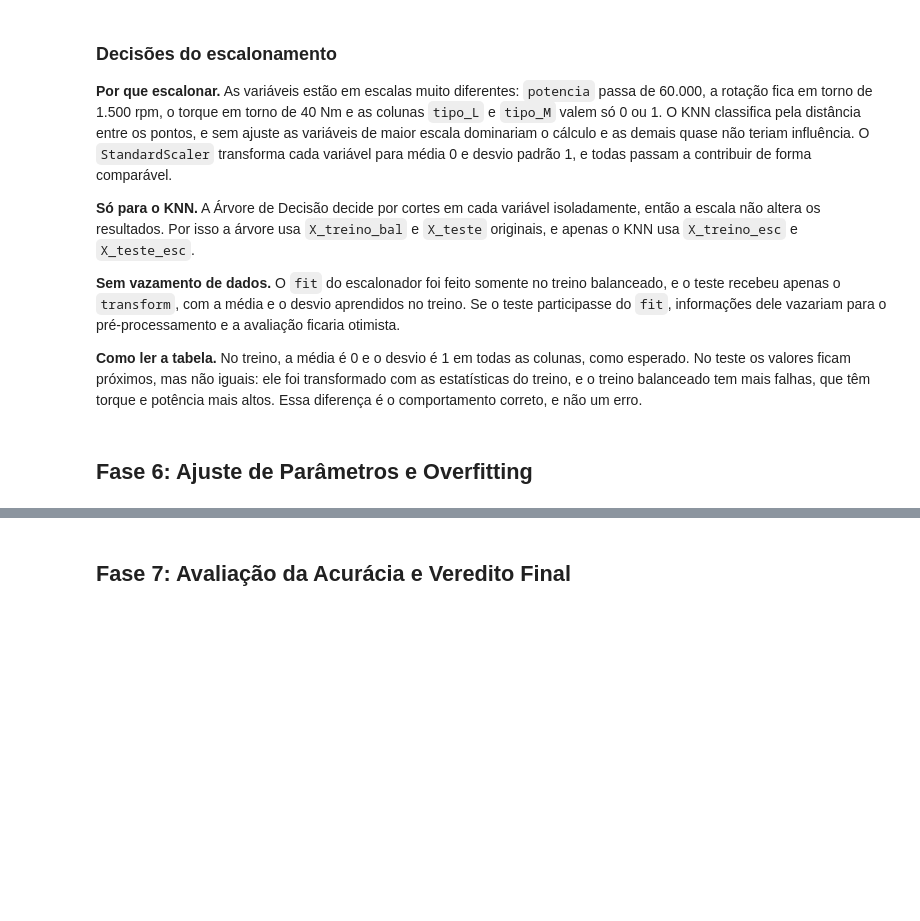
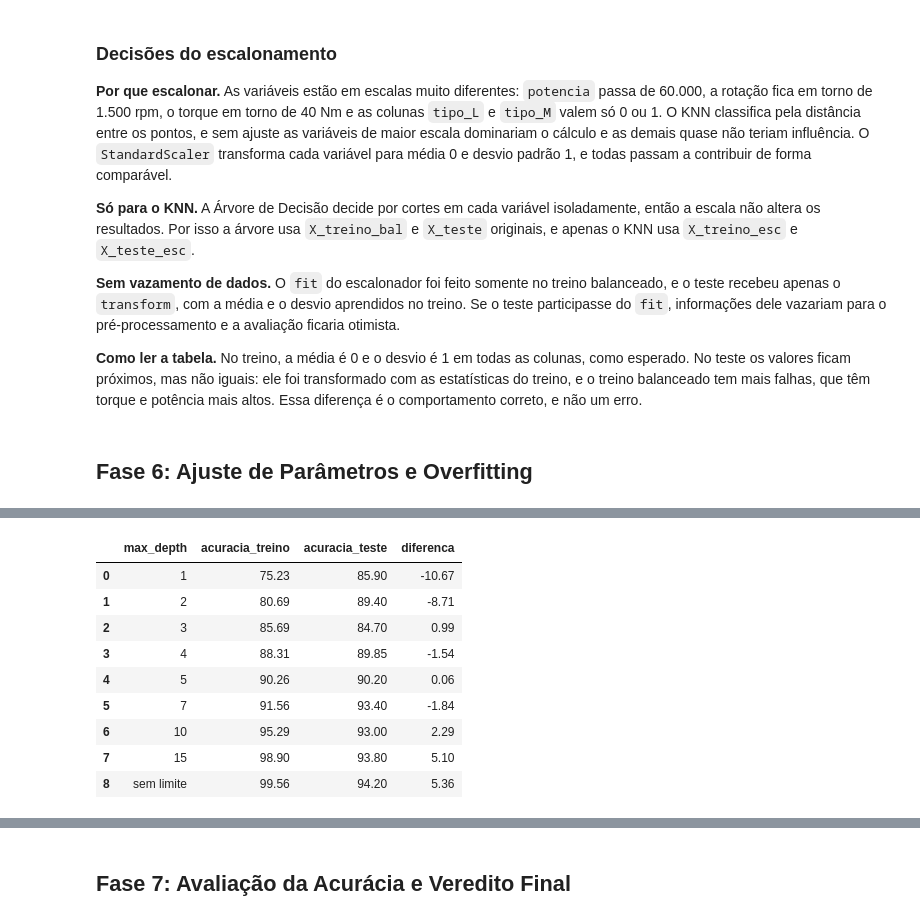
Before and after one commit to felipemendes2077/predictmaint-py, a Jupyter notebook: pipeline_manutencao_preditiva.ipynb, the cells around one changed output, grey strips where cells are left out. Cells and saved outputs as stored; diff of their text form; code cells hidden in the pictures; blank space fills up the shorter version.

```diff
--- a/pipeline_manutencao_preditiva.ipynb
+++ b/pipeline_manutencao_preditiva.ipynb
@@ -392,0 +422,29 @@ resumo
+# %%
+profundidades = [1, 2, 3, 4, 5, 7, 10, 15, None]
+resultados_arvore = []
+
+for prof in profundidades:
+    arvore = DecisionTreeClassifier(max_depth=prof, random_state=SEED)
+    arvore.fit(X_treino_bal, y_treino_bal)
+    acc_treino = accuracy_score(y_treino_bal, arvore.predict(X_treino_bal))
+    acc_teste = accuracy_score(y_teste, arvore.predict(X_teste))
+    resultados_arvore.append({
+        "max_depth": "sem limite" if prof is None else prof,
+        "acuracia_treino": round(acc_treino * 100, 2),
+        "acuracia_teste": round(acc_teste * 100, 2),
+        "diferenca": round((acc_treino - acc_teste) * 100, 2),
+    })
+
+tabela_arvore = pd.DataFrame(resultados_arvore)
+tabela_arvore
+# %% [output]
+|  | max_depth | acuracia_treino | acuracia_teste | diferenca |
+| 0 | 1 | 75.23 | 85.90 | -10.67 |
+| 1 | 2 | 80.69 | 89.40 | -8.71 |
+| 2 | 3 | 85.69 | 84.70 | 0.99 |
+| 3 | 4 | 88.31 | 89.85 | -1.54 |
+| 4 | 5 | 90.26 | 90.20 | 0.06 |
+| 5 | 7 | 91.56 | 93.40 | -1.84 |
+| 6 | 10 | 95.29 | 93.00 | 2.29 |
+| 7 | 15 | 98.90 | 93.80 | 5.10 |
+| 8 | sem limite | 99.56 | 94.20 | 5.36 |
```
Also changed, not shown: parts of 3 cells of this notebook.
